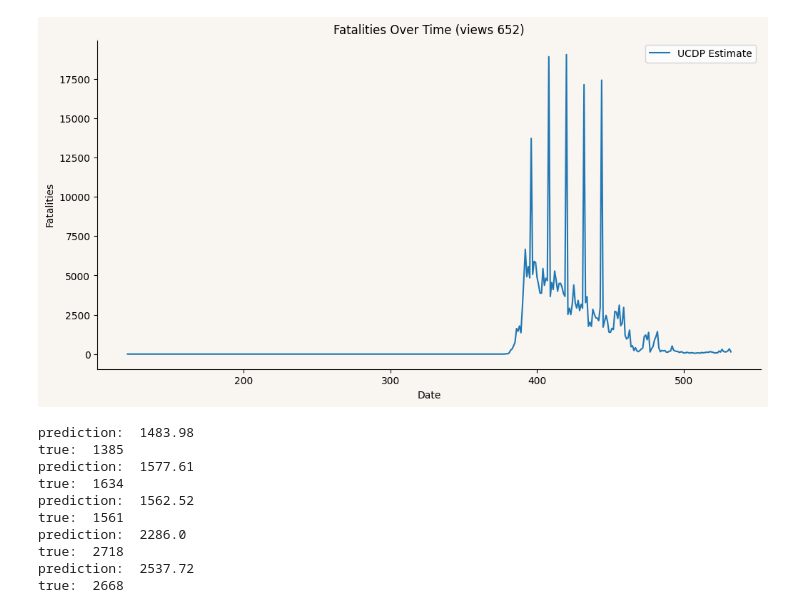
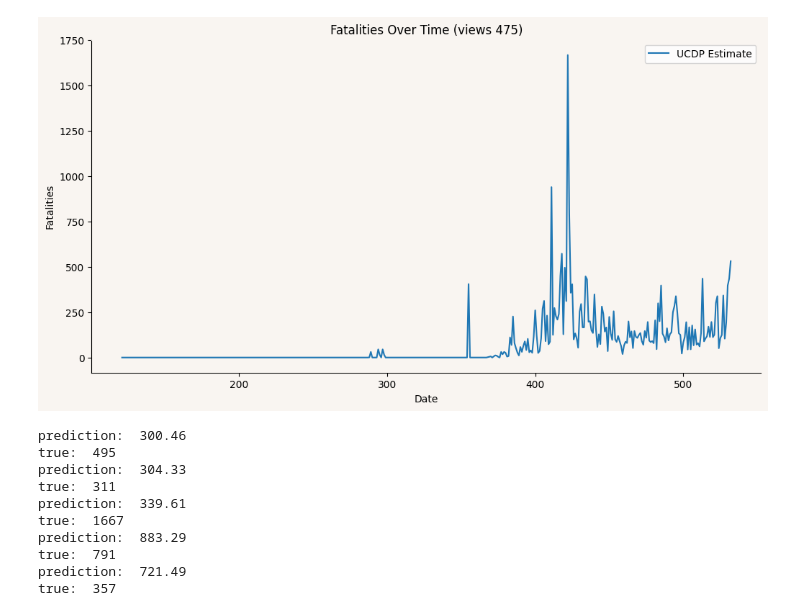
Before and after one commit to kaylanhua/conflicts, a Jupyter notebook: random_forest/views_rf.ipynb, the cells around one changed output. Drawn from its saved outputs; the diff is of its cells as text; code cells hidden in the pictures.

```diff
--- a/random_forest/views_rf.ipynb
+++ b/random_forest/views_rf.ipynb
@@ -12,9 +16,9 @@ sys.path.append("/Users/kaylahuang/Desktop/GitHub/conflicts/components/")
 from views_cleaner import VIEWSCleaner
 # %%
 filename = '../data/views23/features/cm/cm_features.parquet'
-gw_id = 652
+gw_id = 475
 cleaner = VIEWSCleaner(filename, gw_id)
 X = cleaner.features # already aggregated by month
 cleaner.plot()
 # %% [output]
-[figure, old version]
+[figure, new version]
@@ -32,7 +45,7 @@ def predict_date(input_month):
     prediction = model.predict(row.drop(columns=["ged_sb"]))
     return prediction[0], row["ged_sb"].values[0], model.feature_importances_
 # %%
-month = 450
+month = 420
 WIDTH = 5
 
 importances_list = []
@@ -43,16 +56,16 @@ for m in range(month, month+WIDTH):
     print("true: ", true)
     importances_list.append(feature_imp)
 # %% [output]
-prediction:  1483.98
-true:  1385
-prediction:  1577.61
-true:  1634
-prediction:  1562.52
-true:  1561
-prediction:  2286.0
-true:  2718
-prediction:  2537.72
-true:  2668
+prediction:  300.46
+true:  495
+prediction:  304.33
+true:  311
+prediction:  339.61
+true:  1667
+prediction:  883.29
+true:  791
+prediction:  721.49
+true:  357
 # %%
 # # plotting feature importance for one model
 # importances = feature_imp
```
Also changed, not shown: parts of 7 cells of this notebook.
